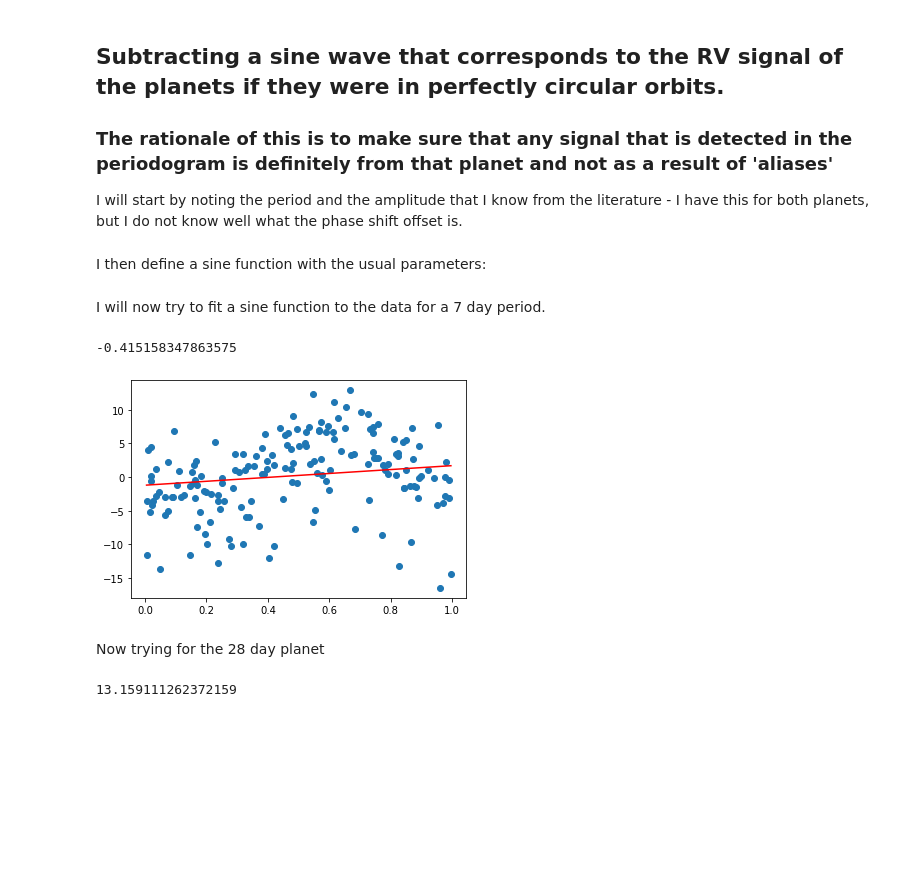
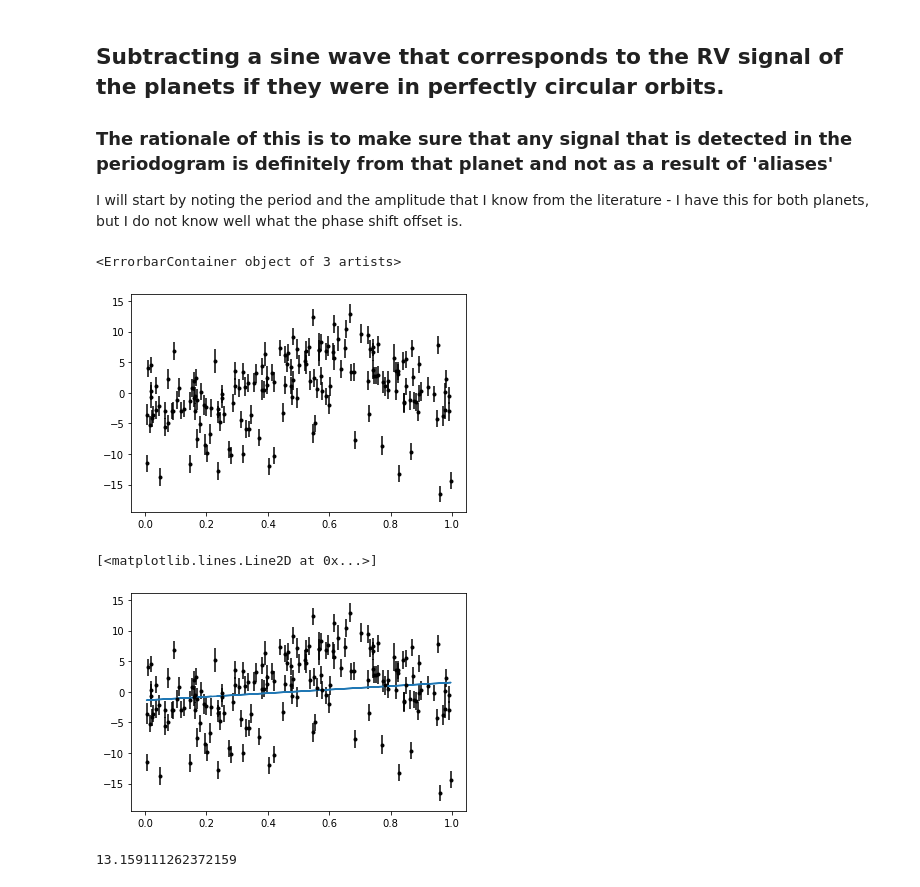
Before and after one commit to andrewjjolly/wobble_precision, a Jupyter notebook: order_by_order_lr20.ipynb, the cells around one changed output. Saved outputs shown, nothing was run; the diff lists cells and outputs as text; code cells hidden in the pictures; blank space fills up the shorter version.

```diff
--- a/order_by_order_lr20.ipynb
+++ b/order_by_order_lr20.ipynb
@@ -148,6 +146,8 @@ def detrend_rvs(times, rvs, rvs_err):
     gradient, intercept, gradient_err, intercept_err = linear_fit(times, rvs, rvs_err)
     detrended_rvs = [rvs[i] - (straight_line(times, gradient, intercept))[i] for i in range(0, len(times))]
     return detrended_rvs
+# %%
+detrended_rvs = detrend_rvs(times, rvs, rvs_err)
 # %%
 popt_detrended, pcov_detrended = curve_fit(straight_line, times, detrended, sigma = rvs_err)
 perr_detrended = np.sqrt(np.diag(pcov_detrended))
@@ -445,9 +465,7 @@ Text(0.5, 1.0, '3 Learning Rate performances for GL667c (P = 28d)')
 ### The rationale of this is to make sure that any signal that is detected in the periodogram is definitely from that planet and not as a result of 'aliases'
 I will start by noting the period and the amplitude that I know from the literature - I have this for both planets, but I do not know well what the phase shift offset is.
 # %%
-perfect_period = 7.199
-perfect_k = 3.8
+lit_period = 7.199
+lit_amplitude = 3.8
-# %% [markdown]
-I then define a sine function with the usual parameters:
 # %%
 def sine_wave(x_data, phase_shift):
@@ -455,10 +473,7 @@ def sine_wave(x_data, phase_shift):
-# %% [markdown]
-I will now try to fit a sine function to the data for a 7 day period.
 # %%
-phase_folded = (times / perfect_period) % 1
-plot.plt(phase_folded, sine_wave(phase_folded, -.))
+phase_folded = (times / lit_period) % 1
+plt.figure()
+plt.errorbar(phase_folded, detrended_rvs, rvs_err, fmt='.k')
 # %% [output]
--0.415158347863575
+<ErrorbarContainer object of 3 artists>
-[figure, old version]
+[figure, new version]
-# %% [markdown]
-Now trying for the 28 day planet
@@ -476,3 +482,10 @@ no_7_day = detrended - sine_7_day #subtracting the 7 day signal from the detrend
+# %%
+plt.figure()
+plt.errorbar(phase_folded, detrended_rvs, rvs_err, fmt='.k')
+plt.plot(phase_folded, sine_wave(phase_folded, popt[0]))
+# %% [output]
+[<matplotlib.lines.Line2D at 0x...>]
+[figure, added]
 # %%
 no_7_frequency, no_7_power = LombScargle(times, no_7_day, np.array(results['RV_err'])).autopower()
 no_7_period = 1/no_7_frequency
```
Also changed, not shown: parts of 12 cells of this notebook.
